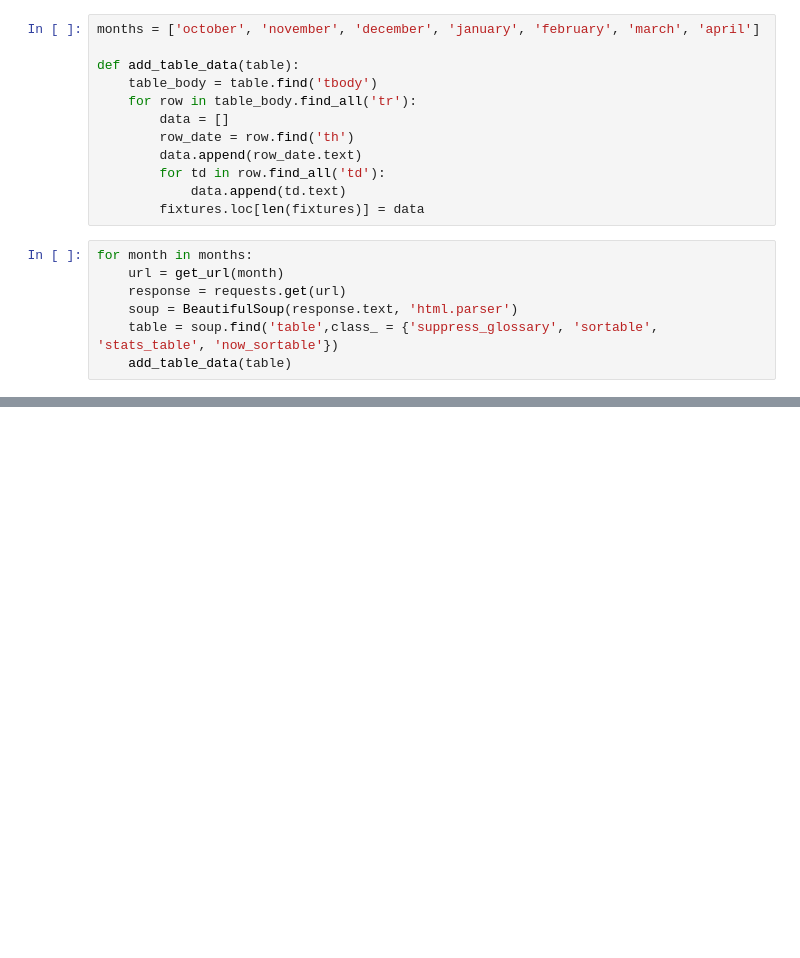
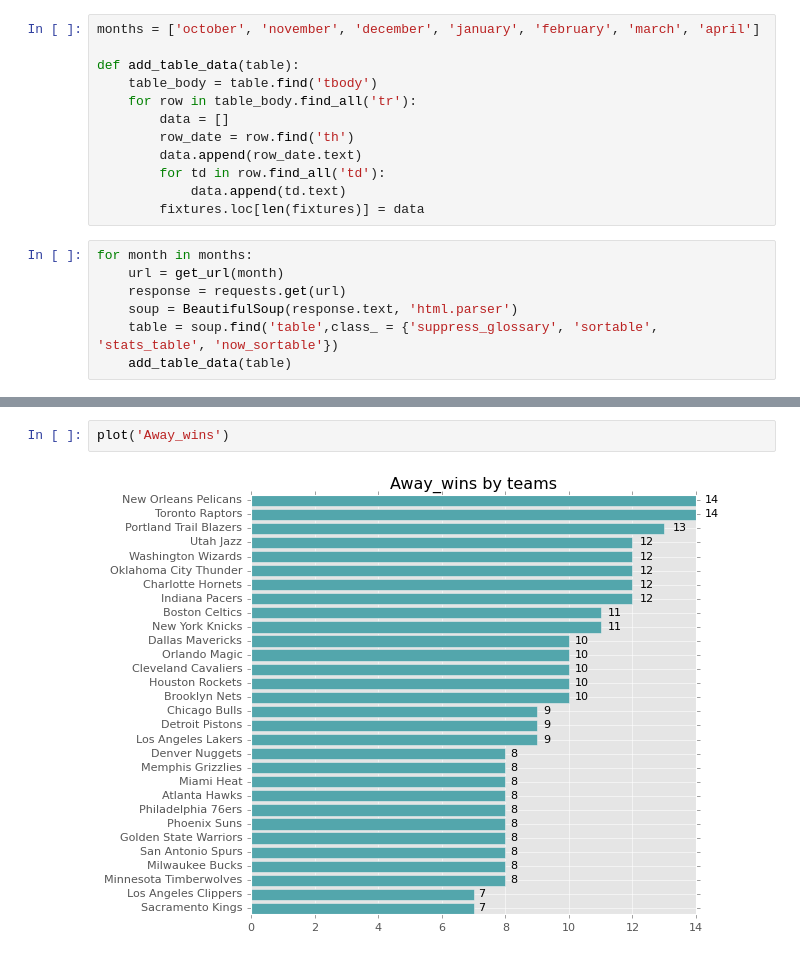
Before and after one commit to Aditya24Sharma/Basketball_Analytics, a Jupyter notebook: jupyter_notebook/notebook_checkpoints.ipynb, the cells around one changed output, grey strips where cells are left out. Drawn from its saved outputs; the diff is of its cells as text; blank space fills up the shorter version.

```diff
--- a/jupyter_notebook/notebook_checkpoints.ipynb
+++ b/jupyter_notebook/notebook_checkpoints.ipynb
@@ -61,0 +128,4 @@ fixtures.to_csv('Fixtures_and_Schedules', index=False)
+# %%
+plot('Away_wins')
+# %% [output]
+[figure, added]
```
Also changed, not shown: parts of 24 cells of this notebook, 1 other file.
